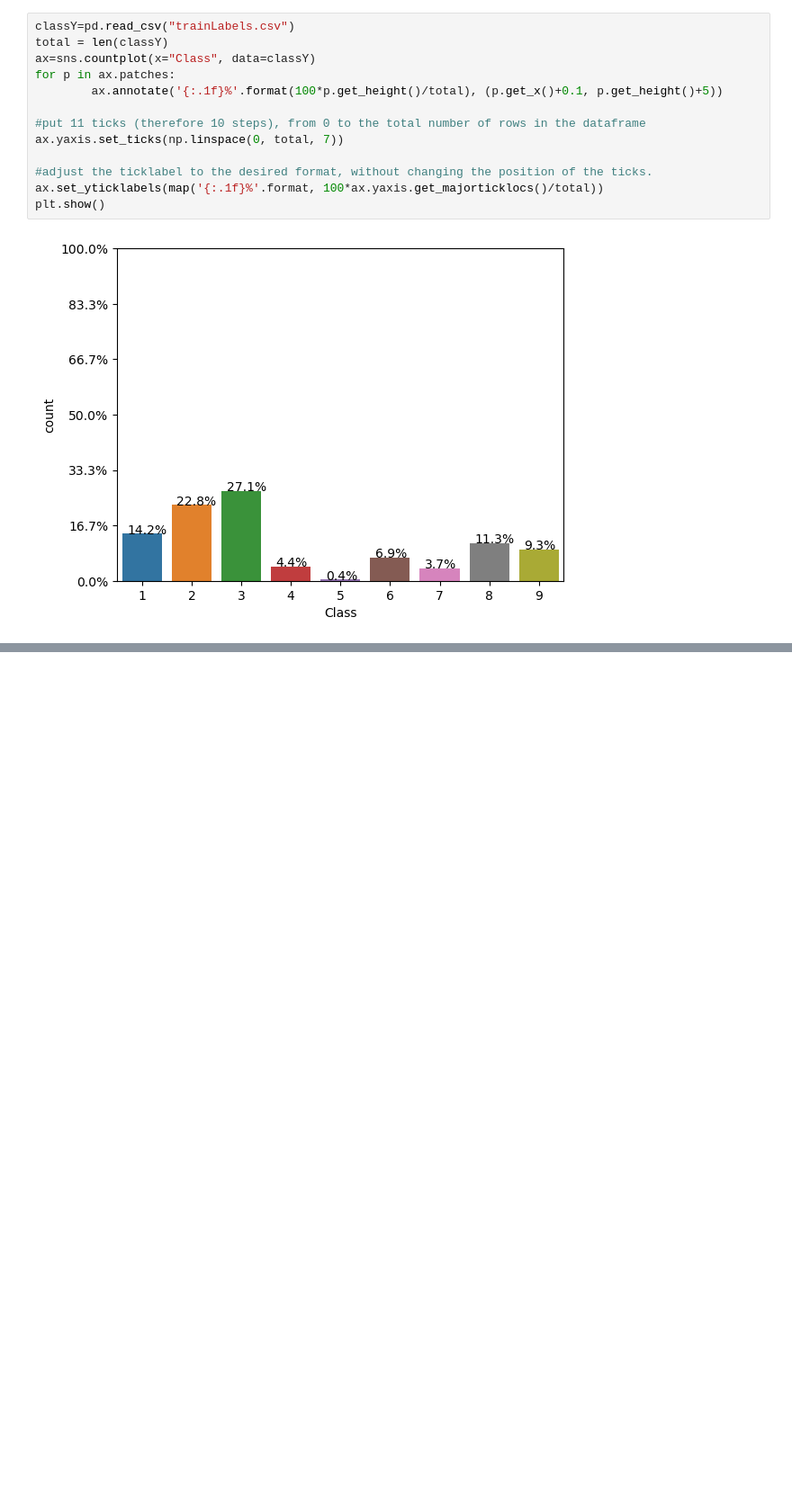
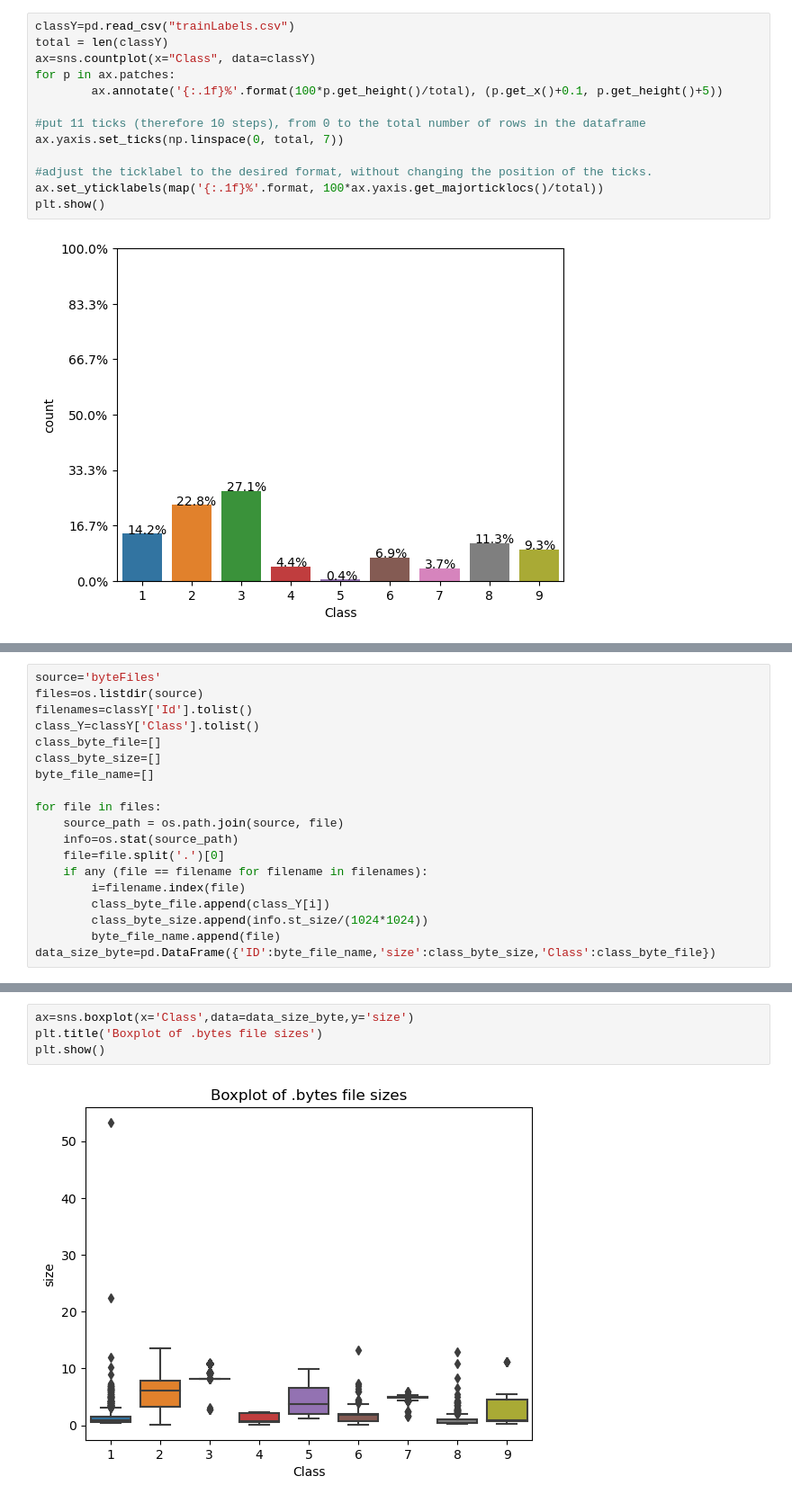
Before and after one commit to namaan05/Data-Science-Projects-Portfolio, a Jupyter notebook: Microsoft_Malware_Detection.ipynb, the cells around one changed output, grey strips where cells are left out. Shown: that part at 90% size. Drawn from its saved outputs; the diff is of its cells as text; blank space fills up the shorter version.

```diff
--- a/Microsoft_Malware_Detection.ipynb
+++ b/Microsoft_Malware_Detection.ipynb
@@ -48,0 +55,19 @@ plt.show()
+# %%
+source='byteFiles'
+files=os.listdir(source)
+filenames=classY['Id'].tolist()
+class_Y=classY['Class'].tolist()
+class_byte_file=[]
+class_byte_size=[]
+byte_file_name=[]
+
+for file in files:
+    source_path = os.path.join(source, file)
+    info=os.stat(source_path)
+    file=file.split('.')[0]
+    if any (file == filename for filename in filenames):
+        i=filename.index(file)
+        class_byte_file.append(class_Y[i])
+        class_byte_size.append(info.st_size/(1024*1024))
+        byte_file_name.append(file)
+data_size_byte=pd.DataFrame({'ID':byte_file_name,'size':class_byte_size,'Class':class_byte_file})
@@ -48,0 +83,6 @@ plt.show()
+# %%
+ax=sns.boxplot(x='Class',data=data_size_byte,y='size')
+plt.title('Boxplot of .bytes file sizes')
+plt.show()
+# %% [output]
+[figure, added]
```
Also changed, not shown: parts of 11 cells of this notebook, 3 other files.
